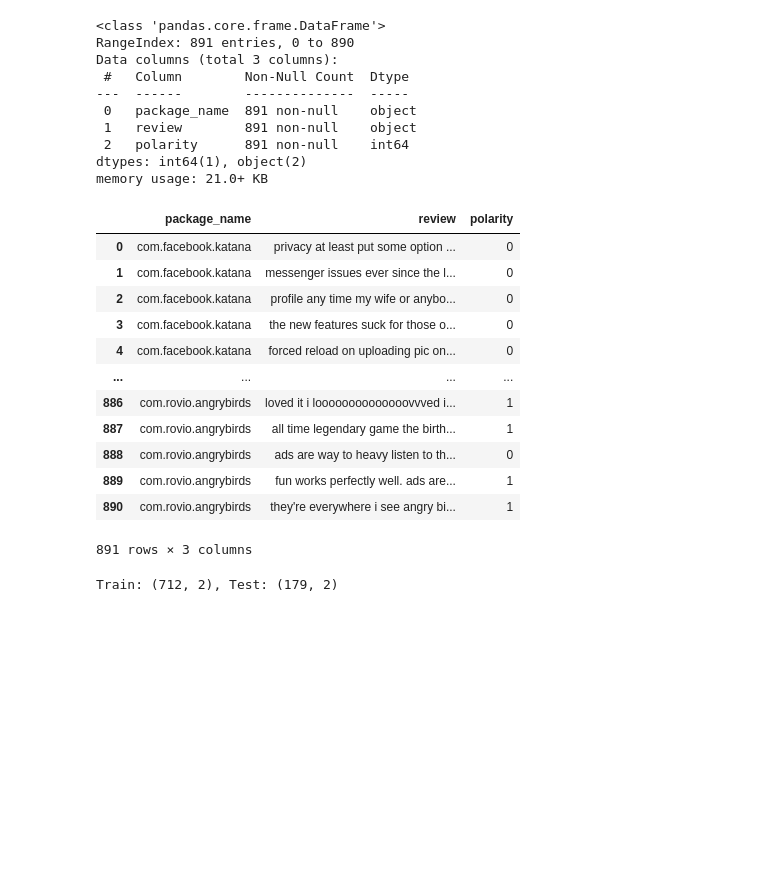
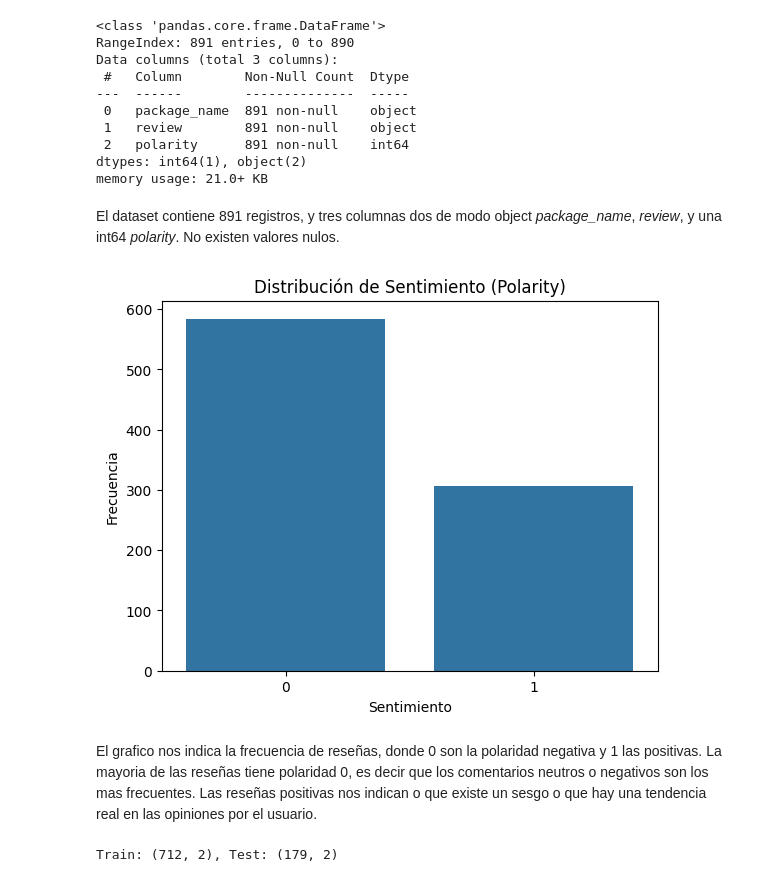
Before and after one commit to 4GeeksAcademy/NaiveeBayes, a Jupyter notebook: src/explore.ipynb, the cells around one changed output. Saved outputs shown, nothing was run; the diff lists cells and outputs as text; code cells hidden in the pictures; blank space fills up the shorter version.

```diff
--- a/src/explore.ipynb
+++ b/src/explore.ipynb
@@ -40,4 +42,7 @@ Data columns (total 3 columns):
  2   polarity      891 non-null    int64
 dtypes: int64(1), object(2)
 memory usage: 21.0+ KB
+# %% [markdown]
+El dataset contiene 891 registros, y tres columnas dos de modo object *package_name*, *review*, y  una int64 *polarity*.
+No existen valores nulos.
 # %%
@@ -44,21 +50,19 @@ memory usage: 21.0+ KB
 df["package_name"] = df["package_name"].str.strip().str.lower()
 df["review"] = df["review"].str.strip().str.lower()
 df.columns = ["package_name", "review", "polarity"]
-# %%
-df
-# %% [output]
-|  | package_name | review | polarity |
-| 0 | com.facebook.katana | privacy at least put some option ... | 0 |
-| 1 | com.facebook.katana | messenger issues ever since the l... | 0 |
-| 2 | com.facebook.katana | profile any time my wife or anybo... | 0 |
-| 3 | com.facebook.katana | the new features suck for those o... | 0 |
-| 4 | com.facebook.katana | forced reload on uploading pic on... | 0 |
-| ... | ... | ... | ... |
-| 886 | com.rovio.angrybirds | loved it i loooooooooooooovvved i... | 1 |
-| 887 | com.rovio.angrybirds | all time legendary game the birth... | 1 |
-| 888 | com.rovio.angrybirds | ads are way to heavy listen to th... | 0 |
-| 889 | com.rovio.angrybirds | fun works perfectly well. ads are... | 1 |
-| 890 | com.rovio.angrybirds | they're everywhere i see angry bi... | 1 |
-891 rows × 3 columns
+# %%
+import matplotlib.pyplot as plt
+import seaborn as sns
+
+# Distribución de polaridad
+sns.countplot(data=df, x='polarity')
+plt.title("Distribución de Sentimiento (Polarity)")
+plt.xlabel("Sentimiento")
+plt.ylabel("Frecuencia")
+plt.show()
+# %% [output]
+[figure, added]
+# %% [markdown]
+El grafico nos indica la frecuencia de reseñas, donde 0 son la polaridad negativa y 1 las positivas. La mayoria de las reseñas tiene polaridad 0, es decir que los comentarios neutros o negativos son los mas frecuentes. Las reseñas positivas nos indican o que existe un sesgo o que hay una tendencia real en las opiniones por el usuario.
 # %%
 # Separar características y variable objetivo
```
Also changed, not shown: parts of 13 cells of this notebook.
